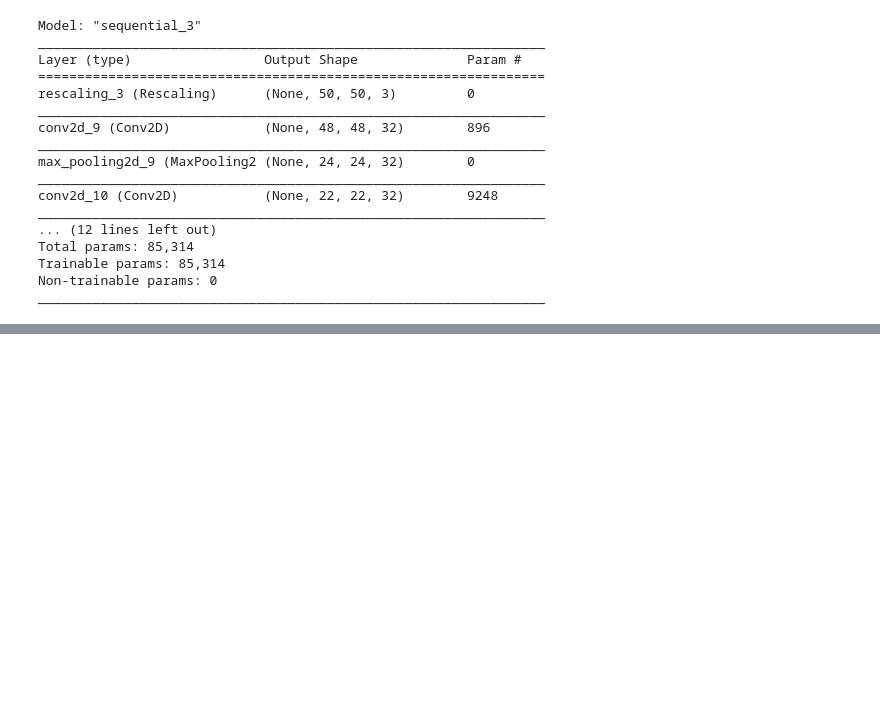
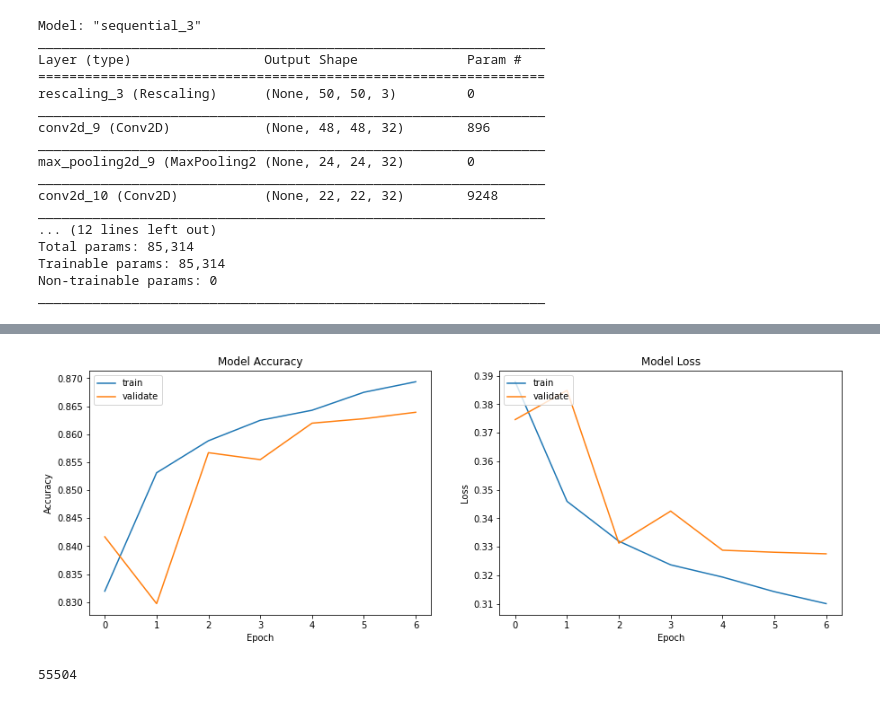
Before and after one commit to Shredder42/breast_cancer_histopathology, a Jupyter notebook: import_and_model.ipynb, the cells around one changed output, grey strips where cells are left out. Drawn from its saved outputs; the diff is of its cells as text; code cells hidden in the pictures; blank space fills up the shorter version.

Commit message:
working model 4

```diff
--- a/import_and_model.ipynb
+++ b/import_and_model.ipynb
@@ -262,0 +419,22 @@ _________________________________________________________________
+# %%
+num_classes = 2
+
+model4 = tf.keras.Sequential([
+  layers.experimental.preprocessing.Rescaling(1./255),
+  layers.Conv2D(32, 3, activation='relu'),
+  layers.MaxPooling2D(pool_size=(2,2)),
+  layers.Conv2D(32, 3, activation='relu'),
+  layers.MaxPooling2D(pool_size=(2,2)),
+  layers.Conv2D(32, 3, activation='relu'),
+  layers.MaxPooling2D(pool_size=(2,2)),
+  layers.Flatten(),
+  layers.Dense(128, activation='relu'),
+  layers.Dense(num_classes, activation='softmax' )
+])
+# %%
+model4.compile(
+  optimizer='adam',
+  loss='SparseCategoricalCrossentropy',
+  metrics=['accuracy'])
+# %%
+model_4 = model4.fit(train_ds,validation_data=val_ds, epochs=7)
@@ -262,0 +476,9 @@ _________________________________________________________________
+# %%
+plotmodelhistory(model_4)
+# %% [output]
+[figure, added]
+# %%
+y_pred = model4.predict(val_ds)
+len(y_pred)
+# %% [output]
+55504
```
Also changed, not shown: parts of 45 cells of this notebook, 7 other files.
